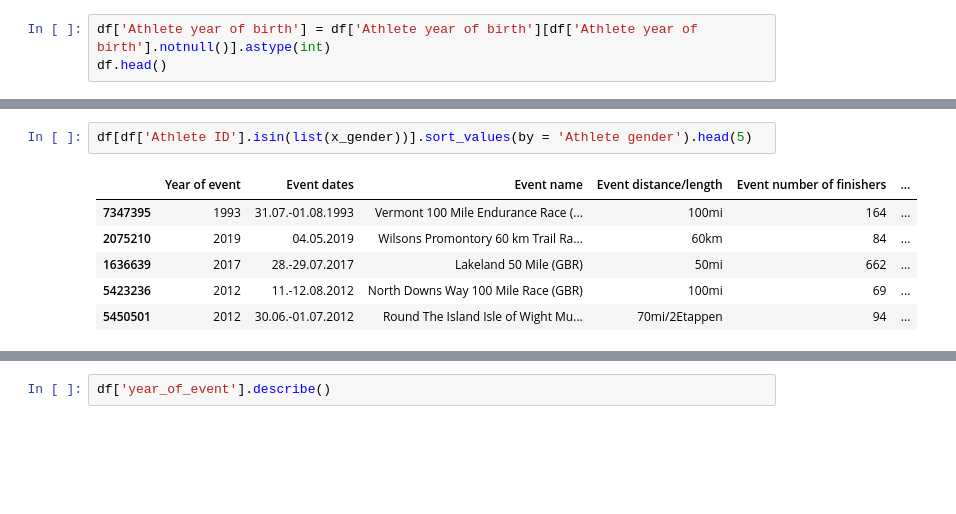
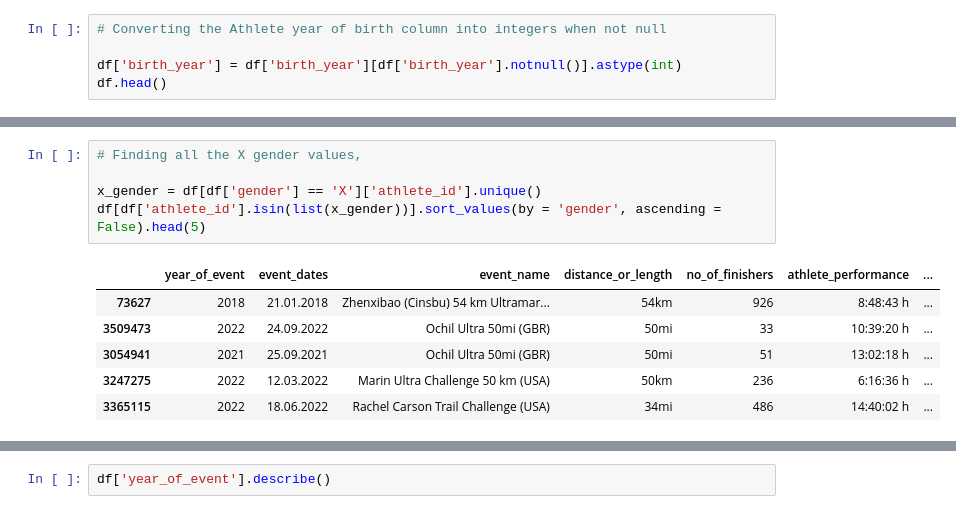
Before and after one commit to dmshakur/ultra-running-data-analysis, a Jupyter notebook: notebooks/data_processing.ipynb, the cells around one changed output, grey strips where cells are left out. Drawn from its saved outputs; the diff is of its cells as text; blank space fills up the shorter version.

```diff
--- a/notebooks/data_processing.ipynb
+++ b/notebooks/data_processing.ipynb
@@ -33,4 +54,6 @@ df.sample(5)
 # %%
-df['Athlete year of birth'] = df['Athlete year of birth'][df['Athlete year of birth'].notnull()].astype(int)
+# Converting the Athlete year of birth column into integers when not null
+
+df['birth_year'] = df['birth_year'][df['birth_year'].notnull()].astype(int)
 df.head()
 # %% [output]
@@ -70,9 +93,12 @@ x_gender = df[df['Athlete gender'] == 'X']['Athlete ID'].unique()
 # %%
-df[df['Athlete ID'].isin(list(x_gender))].sort_values(by = 'Athlete gender').head(5)
+# Finding all the X gender values,
+
+x_gender = df[df['gender'] == 'X']['athlete_id'].unique()
+df[df['athlete_id'].isin(list(x_gender))].sort_values(by = 'gender', ascending = False).head(5)
 # %% [output]
-|  | Year of event | Event dates | Event name | Event distance/length | Event number of finishers | ... |
-| 7347395 | 1993 | 31.07.-01.08.1993 | Vermont 100 Mile Endurance Race (... | 100mi | 164 | ... |
-| 2075210 | 2019 | 04.05.2019 | Wilsons Promontory 60 km Trail Ra... | 60km | 84 | ... |
-| 1636639 | 2017 | 28.-29.07.2017 | Lakeland 50 Mile (GBR) | 50mi | 662 | ... |
-| 5423236 | 2012 | 11.-12.08.2012 | North Downs Way 100 Mile Race (GBR) | 100mi | 69 | ... |
-| 5450501 | 2012 | 30.06.-01.07.2012 | Round The Island Isle of Wight Mu... | 70mi/2Etappen | 94 | ... |
+|  | year_of_event | event_dates | event_name | distance_or_length | no_of_finishers | athlete_performance | ... |
+| 73627 | 2018 | 21.01.2018 | Zhenxibao (Cinsbu) 54 km Ultramar... | 54km | 926 | 8:48:43 h | ... |
+| 3509473 | 2022 | 24.09.2022 | Ochil Ultra 50mi (GBR) | 50mi | 33 | 10:39:20 h | ... |
+| 3054941 | 2021 | 25.09.2021 | Ochil Ultra 50mi (GBR) | 50mi | 51 | 13:02:18 h | ... |
+| 3247275 | 2022 | 12.03.2022 | Marin Ultra Challenge 50 km (USA) | 50km | 236 | 6:16:36 h | ... |
+| 3365115 | 2022 | 18.06.2022 | Rachel Carson Trail Challenge (USA) | 34mi | 486 | 14:40:02 h | ... |
```
Also changed, not shown: parts of 76 cells of this notebook, 2 other files.
